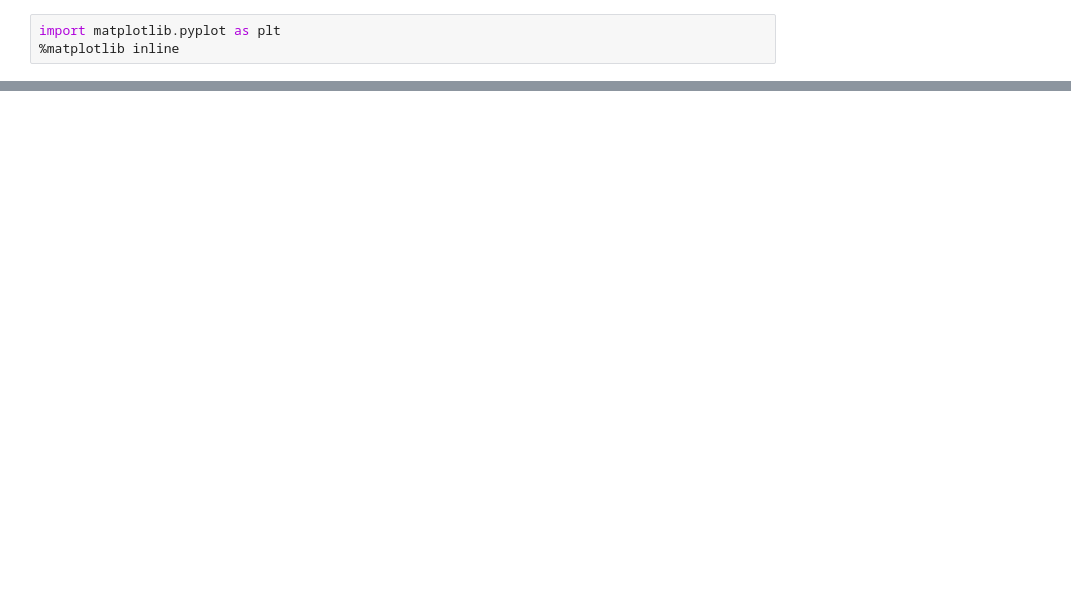
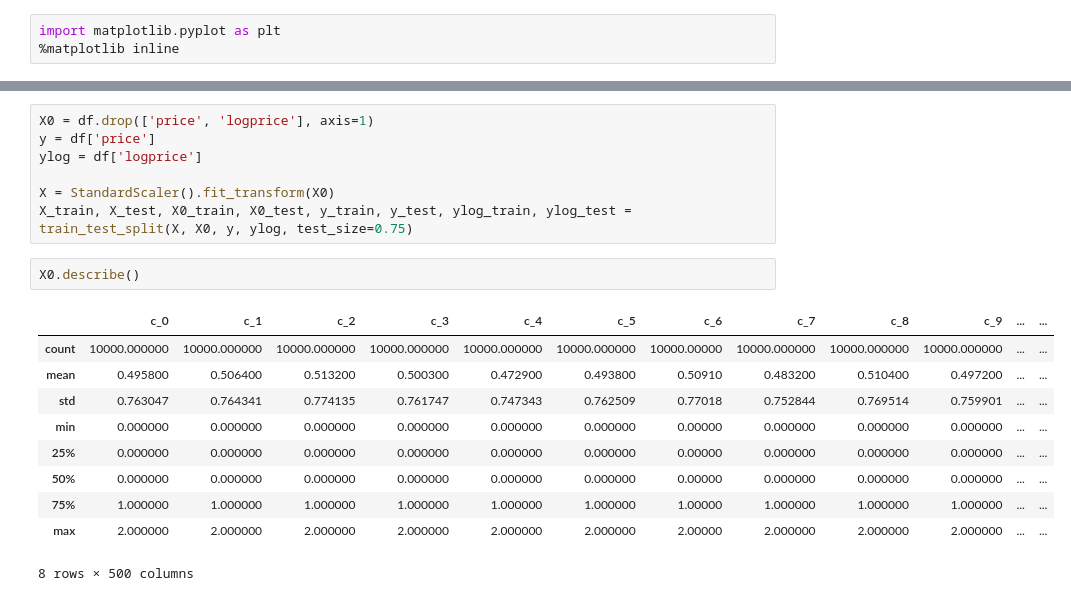
Before and after one commit to vfdev-5/MDF-TDS, a Jupyter notebook: svm_components_test.ipynb, the cells around one changed output, grey strips where cells are left out. Cells and saved outputs as stored; diff of their text form; blank space fills up the shorter version.

```diff
--- a/svm_components_test.ipynb
+++ b/svm_components_test.ipynb
@@ -52 +104,21 @@ from sklearn.model_selection import KFold
 from sklearn.svm import SVR
+# %%
+X0 = df.drop(['price', 'logprice'], axis=1)
+y = df['price']
+ylog = df['logprice']
+
+X = StandardScaler().fit_transform(X0)
+X_train, X_test, X0_train, X0_test, y_train, y_test, ylog_train, ylog_test = train_test_split(X, X0, y, ylog, test_size=0.75)
+# %%
+X0.describe()
+# %% [output]
+|  | c_0 | c_1 | c_2 | c_3 | c_4 | c_5 | c_6 | c_7 | c_8 | c_9 | ... | ... |
+| count | 10000.000000 | 10000.000000 | 10000.000000 | 10000.000000 | 10000.000000 | 10000.000000 | 10000.00000 | 10000.000000 | 10000.000000 | 10000.000000 | ... | ... |
+| mean | 0.495800 | 0.506400 | 0.513200 | 0.500300 | 0.472900 | 0.493800 | 0.50910 | 0.483200 | 0.510400 | 0.497200 | ... | ... |
+| std | 0.763047 | 0.764341 | 0.774135 | 0.761747 | 0.747343 | 0.762509 | 0.77018 | 0.752844 | 0.769514 | 0.759901 | ... | ... |
+| min | 0.000000 | 0.000000 | 0.000000 | 0.000000 | 0.000000 | 0.000000 | 0.00000 | 0.000000 | 0.000000 | 0.000000 | ... | ... |
+| 25% | 0.000000 | 0.000000 | 0.000000 | 0.000000 | 0.000000 | 0.000000 | 0.00000 | 0.000000 | 0.000000 | 0.000000 | ... | ... |
+| 50% | 0.000000 | 0.000000 | 0.000000 | 0.000000 | 0.000000 | 0.000000 | 0.00000 | 0.000000 | 0.000000 | 0.000000 | ... | ... |
+| 75% | 1.000000 | 1.000000 | 1.000000 | 1.000000 | 1.000000 | 1.000000 | 1.00000 | 1.000000 | 1.000000 | 1.000000 | ... | ... |
+| max | 2.000000 | 2.000000 | 2.000000 | 2.000000 | 2.000000 | 2.000000 | 2.00000 | 2.000000 | 2.000000 | 2.000000 | ... | ... |
+8 rows × 500 columns
```
Also changed, not shown: parts of 31 cells of this notebook, 3 other files.
